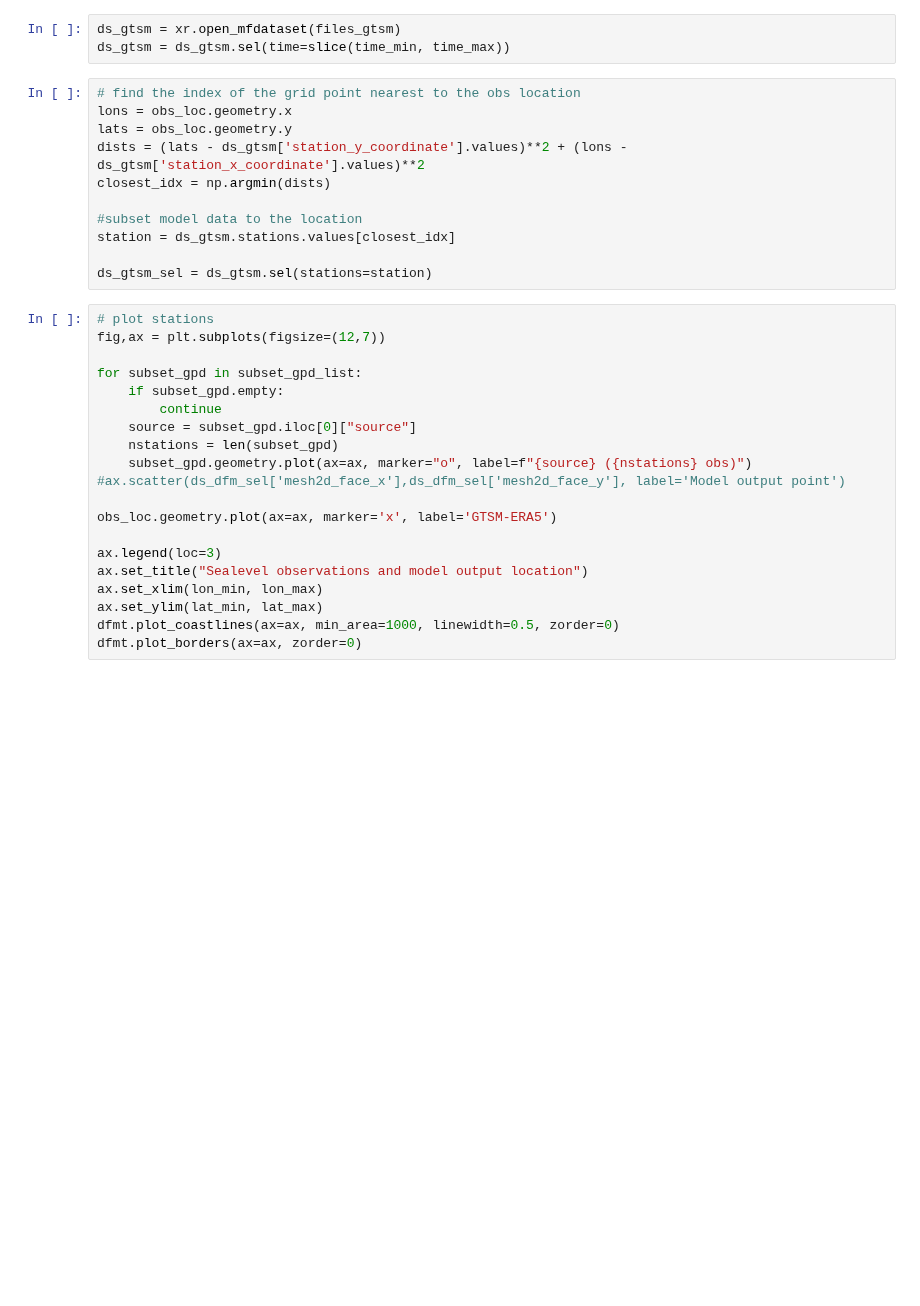
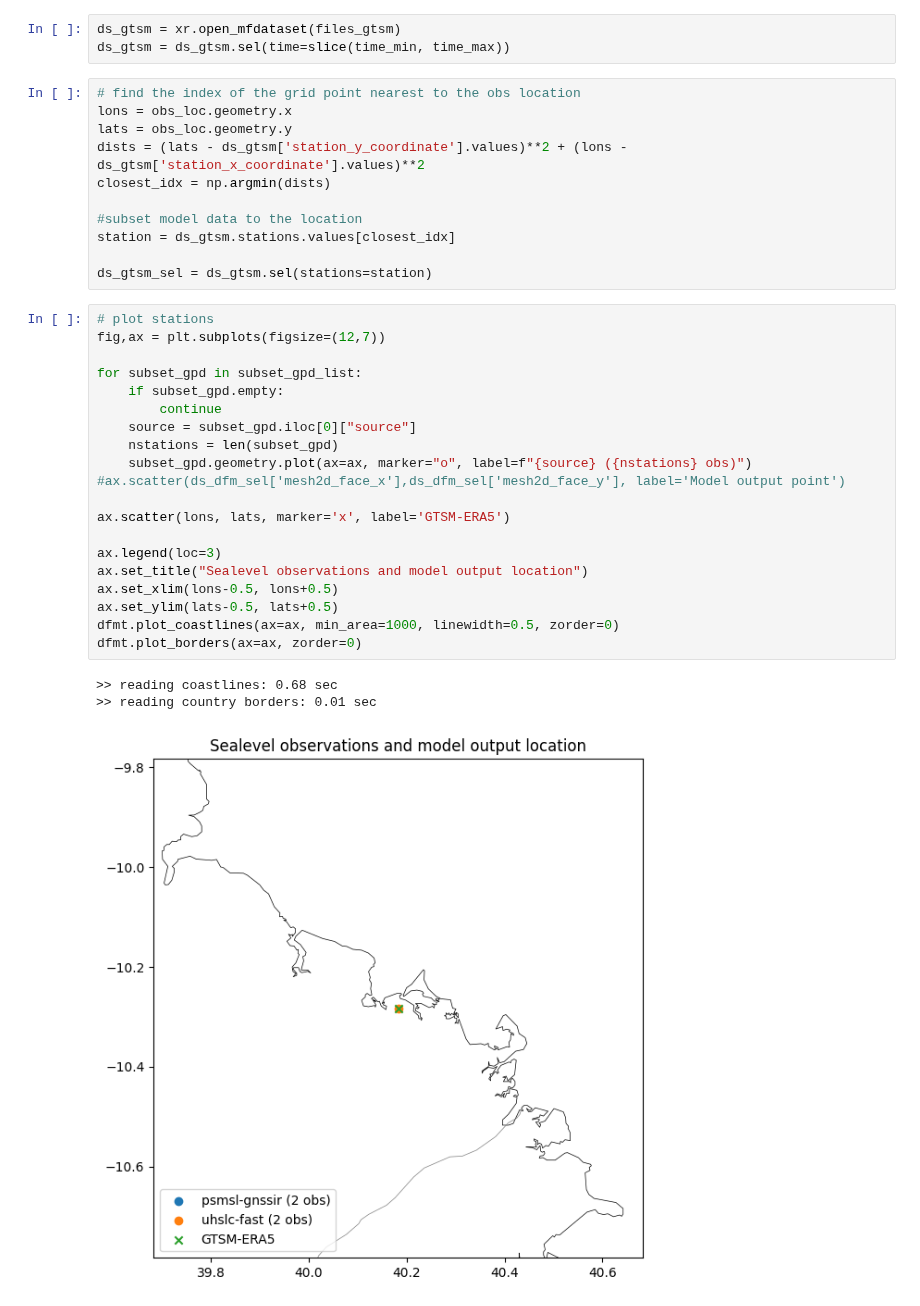
Before and after one commit to HORIZON-COMPASS/compound-flooding-tropical-cyclones, a Jupyter notebook: docs/notebooks/validation/validation_coastal_water_levels.ipynb, the cells around one changed output. Saved outputs shown, nothing was run; the diff lists cells and outputs as text; blank space fills up the shorter version.

```diff
--- a/docs/notebooks/validation/validation_coastal_water_levels.ipynb
+++ b/docs/notebooks/validation/validation_coastal_water_levels.ipynb
@@ -251,23 +253,27 @@ ds_gtsm_sel = ds_gtsm.sel(stations=station)
 # %%
 # plot stations
 fig,ax = plt.subplots(figsize=(12,7))
 
 for subset_gpd in subset_gpd_list:
     if subset_gpd.empty:
         continue
     source = subset_gpd.iloc[0]["source"]
     nstations = len(subset_gpd)
     subset_gpd.geometry.plot(ax=ax, marker="o", label=f"{source} ({nstations} obs)")
 #ax.scatter(ds_dfm_sel['mesh2d_face_x'],ds_dfm_sel['mesh2d_face_y'], label='Model output point')
 
-obs_loc.geometry.plot(ax=ax, marker='x', label='GTSM-ERA5')
+ax.scatter(lons, lats, marker='x', label='GTSM-ERA5')
 
 ax.legend(loc=3)
 ax.set_title("Sealevel observations and model output location")
-ax.set_xlim(lon_min, lon_max)
-ax.set_ylim(lat_min, lat_max)
+ax.set_xlim(lons-0.5, lons+0.5)
+ax.set_ylim(lats-0.5, lats+0.5)
 dfmt.plot_coastlines(ax=ax, min_area=1000, linewidth=0.5, zorder=0)
 dfmt.plot_borders(ax=ax, zorder=0)
+# %% [output]
+>> reading coastlines: 0.68 sec
+>> reading country borders: 0.01 sec
+[figure, added]
 # %%
 # plot the GTSM-ERA5 timeseries together with the observational timeseries
 fig,ax = plt.subplots(figsize=(12,5))
```
Also changed, not shown: parts of 8 cells of this notebook.
